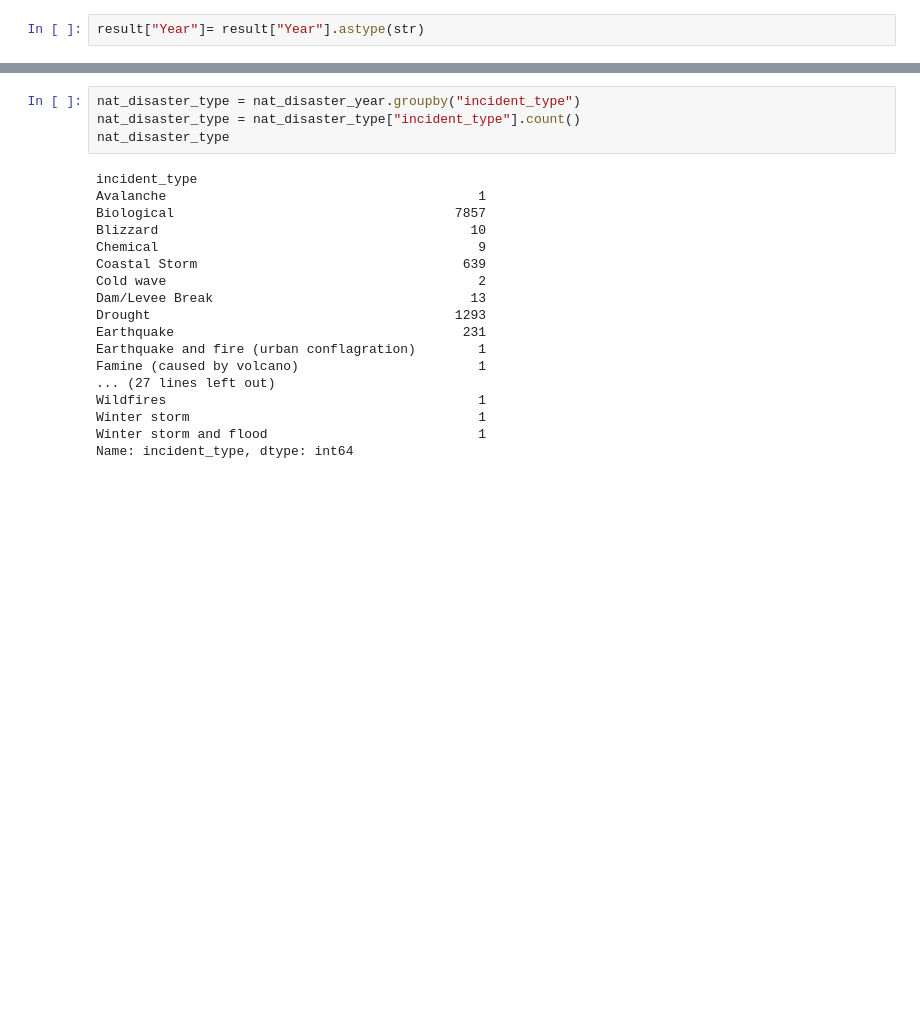
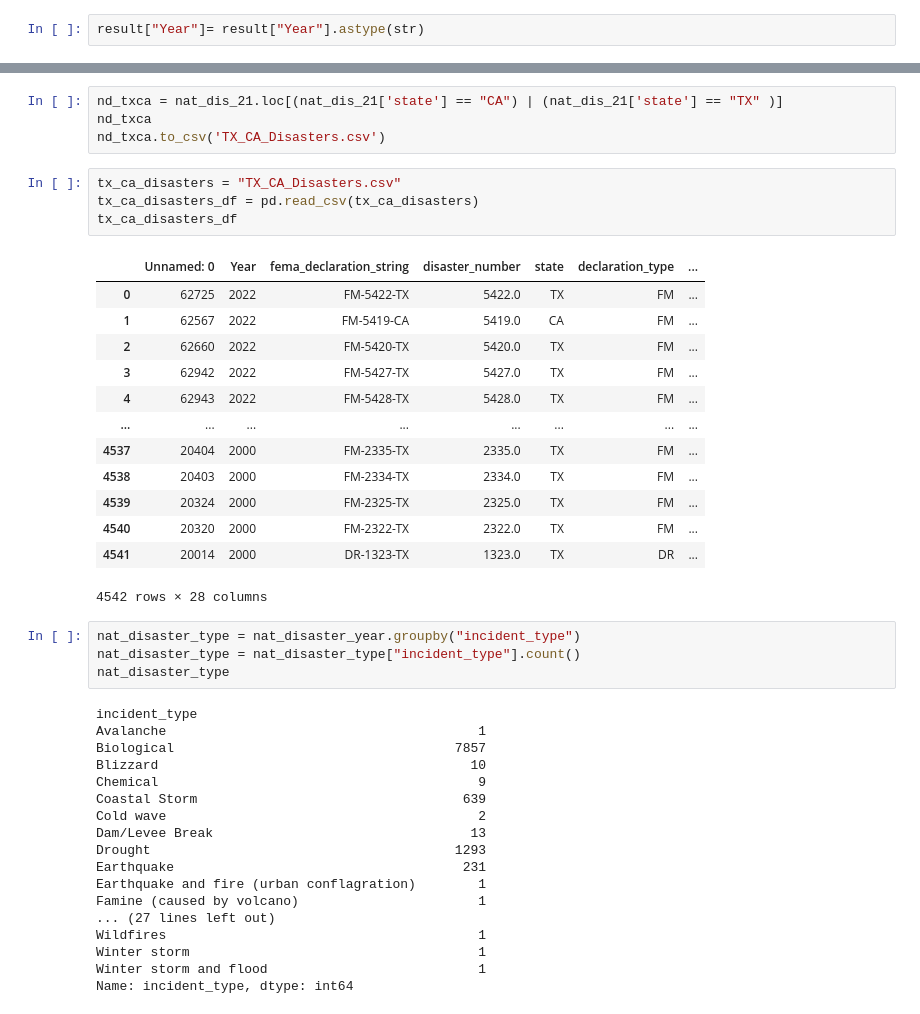
Before and after one commit to verevar/etl-project, a Jupyter notebook: Project 2.ipynb, the cells around one changed output, grey strips where cells are left out. Cells and saved outputs as stored; diff of their text form; blank space fills up the shorter version.

```diff
--- a/Project 2.ipynb
+++ b/Project 2.ipynb
@@ -54,3 +71,25 @@ nat_disaster_year.reset_index()
+# %%
+nd_txca = nat_dis_21.loc[(nat_dis_21['state'] == "CA") | (nat_dis_21['state'] == "TX" )]
+nd_txca
+nd_txca.to_csv('TX_CA_Disasters.csv')
+# %%
+tx_ca_disasters = "TX_CA_Disasters.csv"
+tx_ca_disasters_df = pd.read_csv(tx_ca_disasters)
+tx_ca_disasters_df
+# %% [output]
+|  | Unnamed: 0 | Year | fema_declaration_string | disaster_number | state | declaration_type | ... |
+| 0 | 62725 | 2022 | FM-5422-TX | 5422.0 | TX | FM | ... |
+| 1 | 62567 | 2022 | FM-5419-CA | 5419.0 | CA | FM | ... |
+| 2 | 62660 | 2022 | FM-5420-TX | 5420.0 | TX | FM | ... |
+| 3 | 62942 | 2022 | FM-5427-TX | 5427.0 | TX | FM | ... |
+| 4 | 62943 | 2022 | FM-5428-TX | 5428.0 | TX | FM | ... |
+| ... | ... | ... | ... | ... | ... | ... | ... |
+| 4537 | 20404 | 2000 | FM-2335-TX | 2335.0 | TX | FM | ... |
+| 4538 | 20403 | 2000 | FM-2334-TX | 2334.0 | TX | FM | ... |
+| 4539 | 20324 | 2000 | FM-2325-TX | 2325.0 | TX | FM | ... |
+| 4540 | 20320 | 2000 | FM-2322-TX | 2322.0 | TX | FM | ... |
+| 4541 | 20014 | 2000 | DR-1323-TX | 1323.0 | TX | DR | ... |
+4542 rows × 28 columns
 # %%
 nat_disaster_type = nat_disaster_year.groupby("incident_type")
 nat_disaster_type = nat_disaster_type["incident_type"].count()
```
Also changed, not shown: parts of 3 cells of this notebook, 2 other files.
